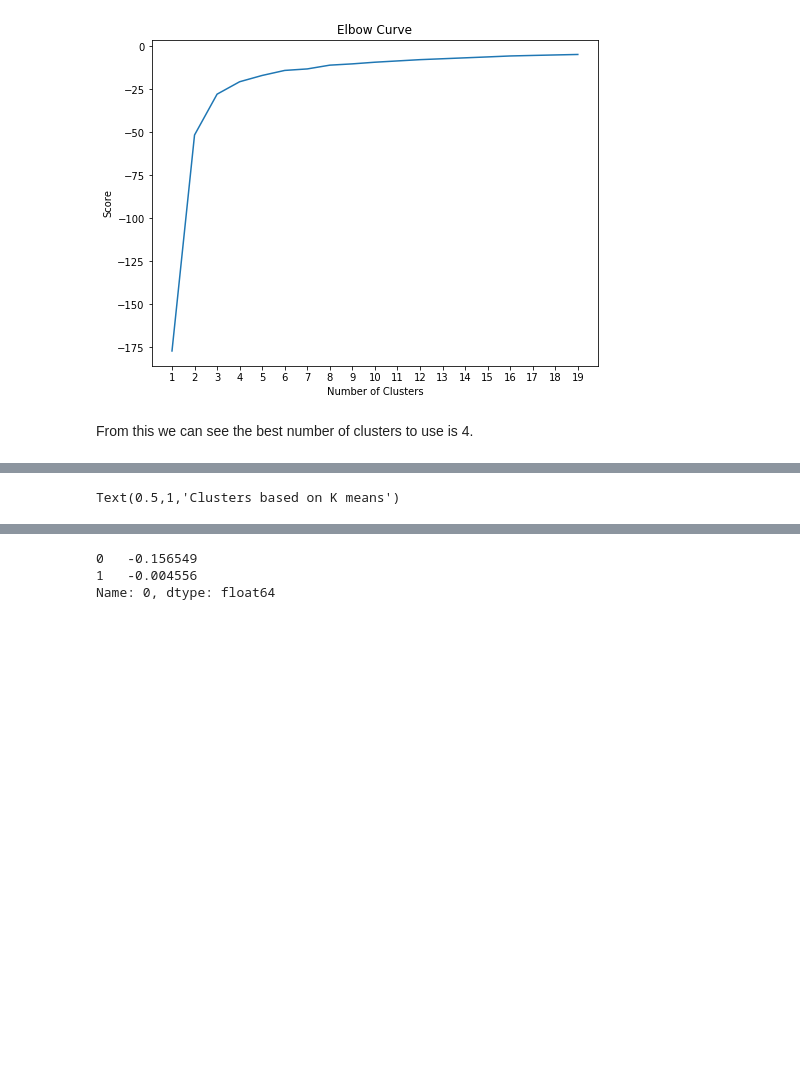
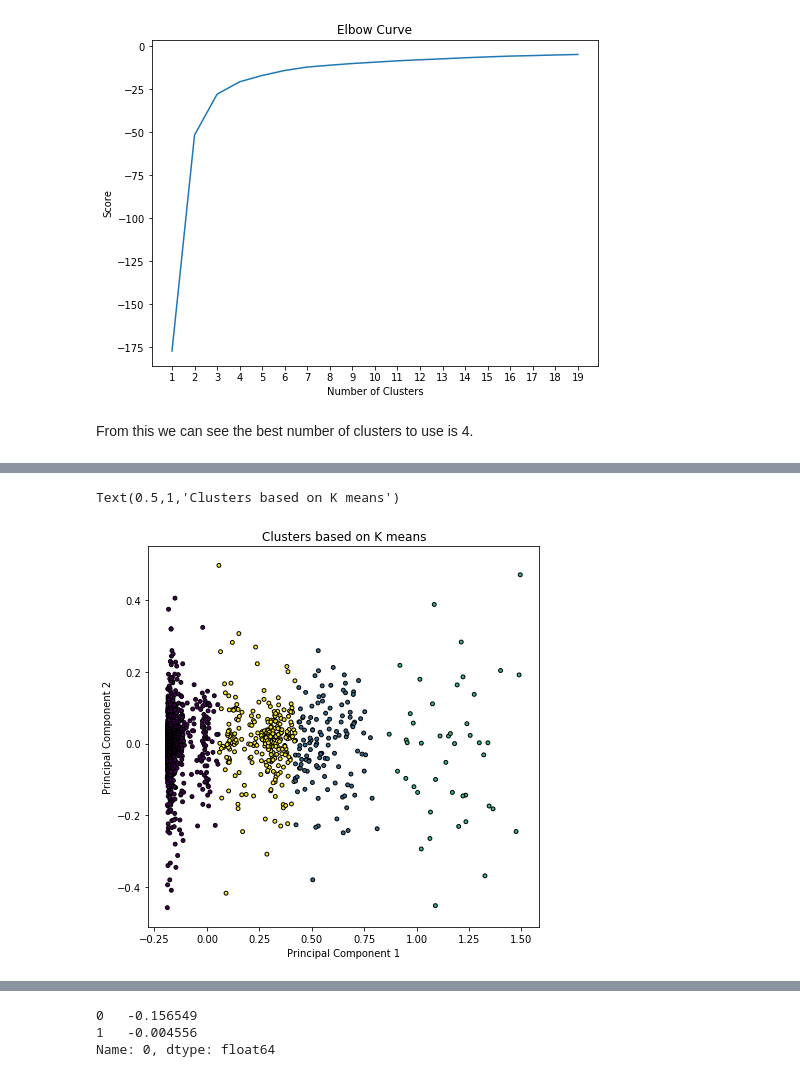
Before and after one commit to anish-saha/EventDetection-Paradigm01, a Jupyter notebook: KMeans.ipynb, the cells around one changed output, grey strips where cells are left out. Cells and saved outputs as stored; diff of their text form; code cells hidden in the pictures; blank space fills up the shorter version.

Commit message:
graphed all of the outliers and found a good seed for kmeans to converge

```diff
--- a/KMeans.ipynb
+++ b/KMeans.ipynb
@@ -120,21 +114,17 @@ plt.show();
 # %% [markdown]
 From this we can see the best number of clusters to use is 4.
 # %%
-%matplotlib notebook
-
 #Choosing the best number of clusters based on the elbow curve
-best_num_cluster = 5
+best_num_cluster = 4
 km = KMeans(n_clusters=best_num_cluster)
 km.fit(reduced_data)
 km.predict(reduced_data)
 labels = km.labels_
 # %%
-#Plotting
+#Plotting based on cluster
 fig = plt.figure(1, figsize=(7,7))
 plt.scatter(reduced_data.iloc[:,0], reduced_data.iloc[:,1],
-            #c=colors_2sd, edgecolor="k", s=20)
-            #c=colors_percent, edgecolor="k", s=20)
-            c=labels.astype(np.float), edgecolor="k", s=10)
+            c=labels.astype(np.float), edgecolor="k", s=15)
 plt.xlabel('Principal Component 1')
 plt.ylabel('Principal Component 2')
 plt.title('Clusters based on K means')
@@ -144 +132,2 @@ plt.title('Clusters based on K means')
 Text(0.5,1,'Clusters based on K means')
+[figure, added]
```
Also changed, not shown: parts of 9 cells of this notebook.
